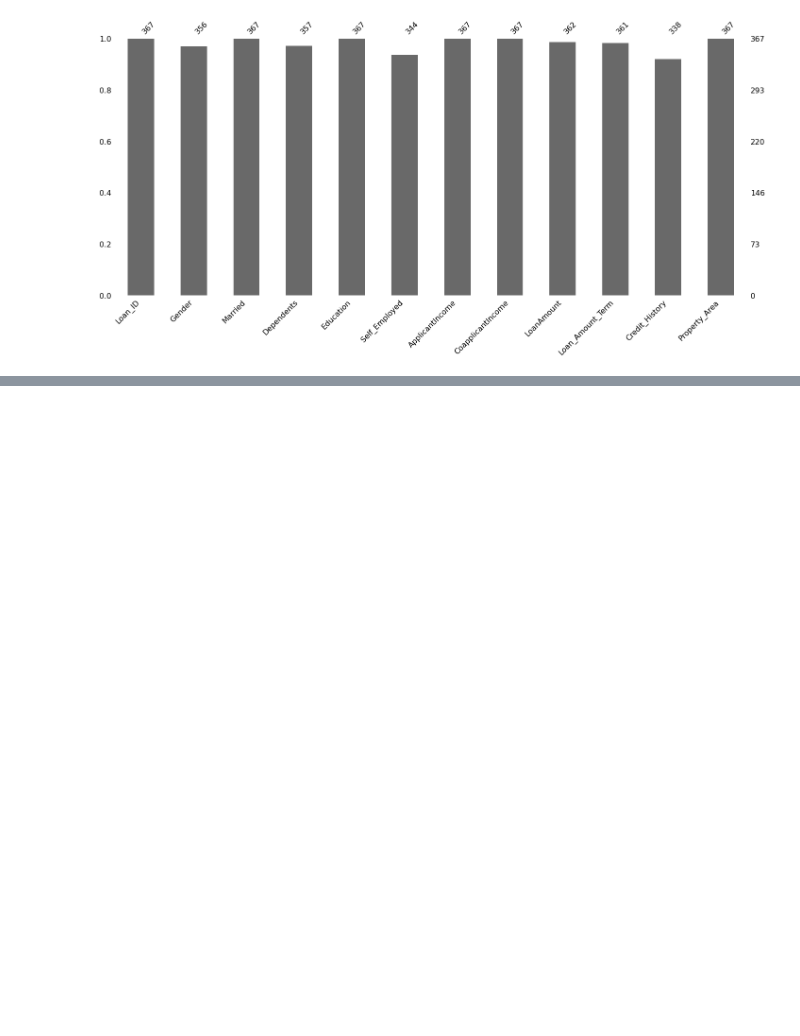
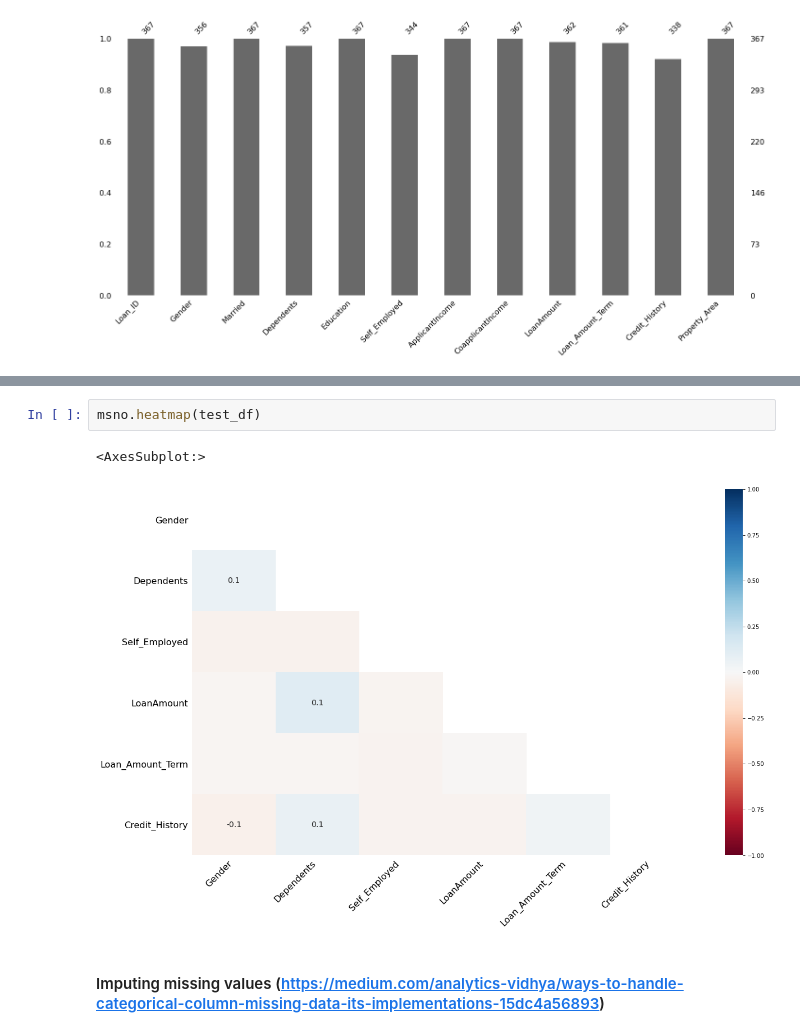
Before and after one commit to Jkfyr/Tin200, a Jupyter notebook: TIN200_ML.ipynb, the cells around one changed output, grey strips where cells are left out. Drawn from its saved outputs; the diff is of its cells as text; blank space fills up the shorter version.

```diff
--- a/TIN200_ML.ipynb
+++ b/TIN200_ML.ipynb
@@ -88,0 +119,7 @@ msno.bar(test_df)
+# %%
+msno.heatmap(test_df)
+# %% [output]
+<AxesSubplot:>
+[figure, added]
+# %% [markdown]
+#### Imputing missing values (https://medium.com/analytics-vidhya/ways-to-handle-categorical-column-missing-data-its-implementations-15dc4a56893)
```
Also changed, not shown: parts of 7 cells of this notebook.
